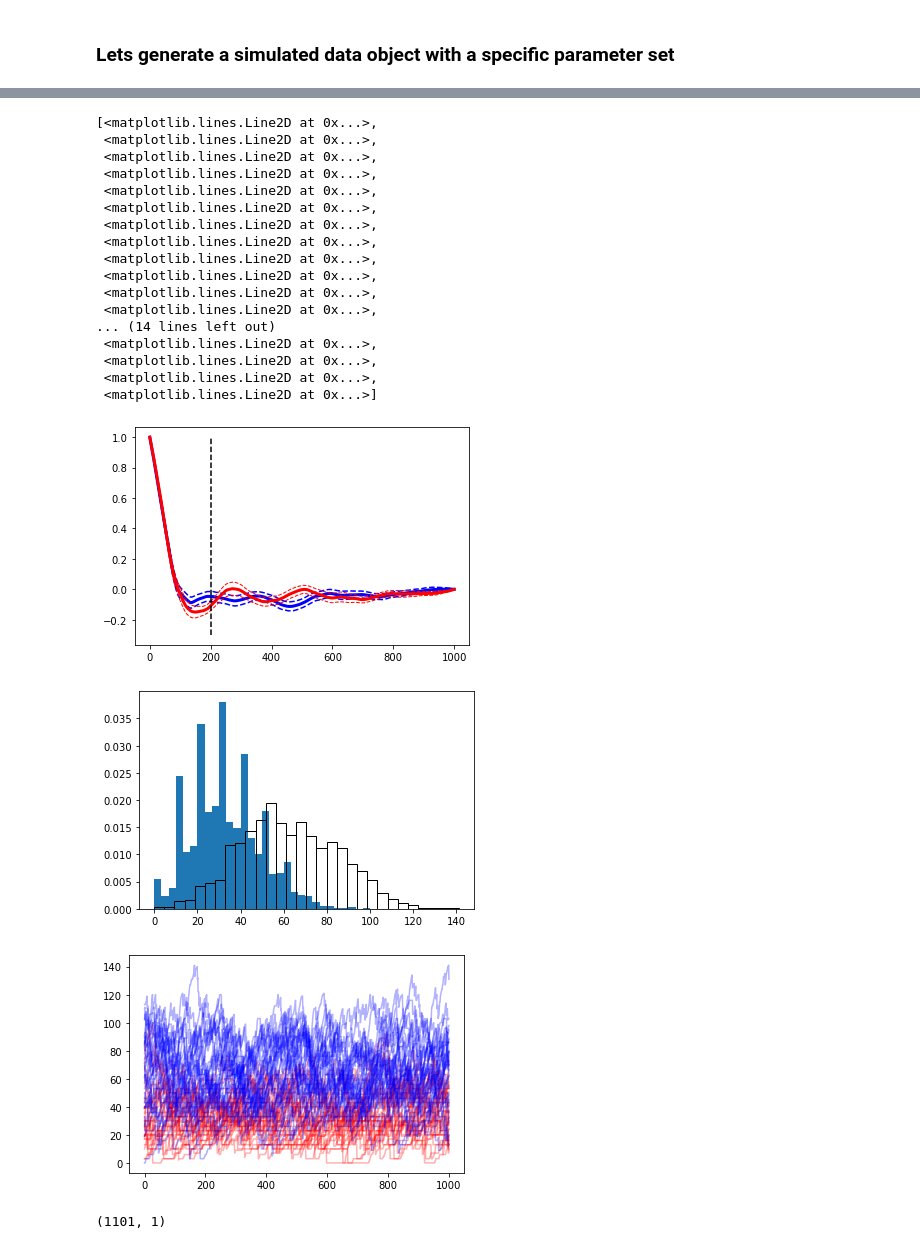
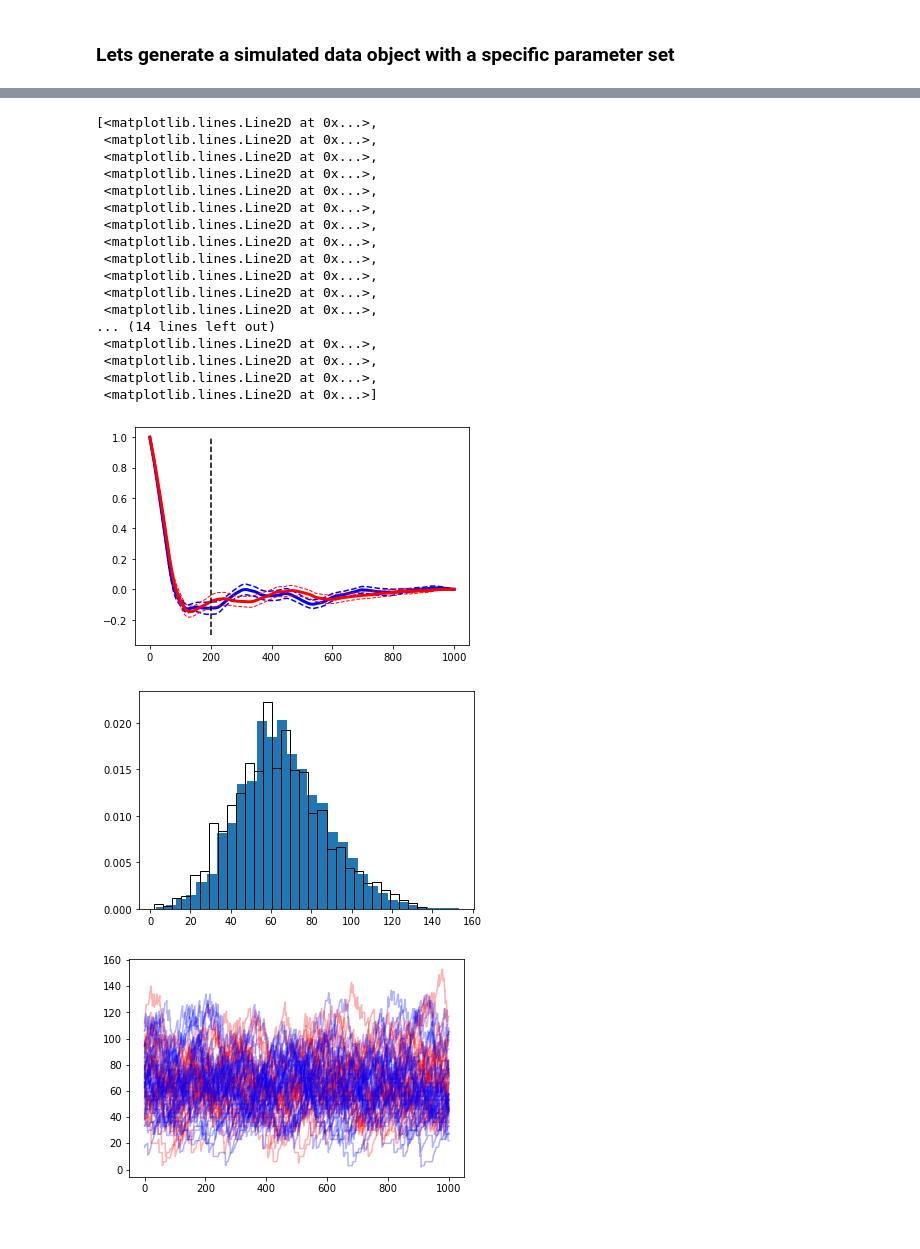
Before and after one commit to MunskyGroup/rSNAPsim, a Jupyter notebook: interactive_notebooks/Example Optimizers.ipynb, the cells around one changed output, grey strips where cells are left out. Saved outputs shown, nothing was run; the diff lists cells and outputs as text; code cells hidden in the pictures.

```diff
--- a/interactive_notebooks/Example Optimizers.ipynb
+++ b/interactive_notebooks/Example Optimizers.ipynb
@@ -65,6 +65,7 @@ sim_acc, sim_acc_err = int_a().get_autocorr(sim_acov)
 sim_data.acorr = sim_acc
 sim_data.acorr_err = sim_acc_err
 sim_data.histogram = np.histogram(sim_data.intensity_vec,bins=30)[0]
+sim_data.histogram_bins = np.histogram(sim_data.intensity_vec,bins=30)[1]
 
 
 
@@ -89,5 +90,5 @@ opt.initial_params = np.array([.033,10])
 opt.params = np.array([.033,10])
 # %%
 opt.args['LL_acorr'] = (200,'ind','G0')
-
-opt.run_optimization('LL_acorr','MH',stepsize=[1,1],disp=True,mut_rate=.99,logspace=True)
+opt.args['LL_I_distb'] = (1,)
+opt.run_optimization('LL_I_distb','MH',stepsize=[1,1],disp=True,mut_rate=.99,logspace=True,niter=500)
@@ -137,7 +178,7 @@ ax.set_ylabel('Ke')
 # %%
 
 opt.args['LL_acorr'] = (200,'ind','G0')
-opt.args['LL_I_distb'] = (30,True)
-opt.run_optimization(['LL_acorr','LL_I_distb'],'MH',stepsize=[.6,.6],disp=True,mut_rate=.99)
+opt.args['LL_I_distb'] = (1,)
+opt.run_optimization(['LL_acorr','LL_I_distb'],'MH',stepsize=[1,1],disp=True,mut_rate=.99,logspace=True,niter=500)
 # %% [output]
 Burning in....
@@ -153,6 +194,12 @@ current iteration: 900 out of 1000 | best_parameters: [-1.4700152030958133, 0.63
 # %%
 chain_2obj = opt.chain
-intensity = opt.intensity_fun(chain_2obj.bestpar)
+intensity = opt.intensity_fun([.08,5])
+
+LL = opt.combined_objective([.08,5],['LL_acorr','LL_I_distb'],opt.intensity_fun)
+
+LL2 = opt.combined_objective(chain_2obj.bestpar,['LL_acorr','LL_I_distb'],opt.intensity_fun)
+
+
 fit_acorr,fit_acorr_error = opt.autocorrelation_fun(intensity)
 fit_acorr = np.mean(fit_acorr[0],axis=1)
 
@@ -168,38 +215,34 @@ plt.plot(np.mean(opt.data_obj.acorr[0],axis=1) +opt.data_obj.acorr_err[0] ,'r--'
 plt.plot([200,200],[-.3,1],'k--')
 
 plt.figure()
-int_hist = opt.intensity_distribution(intensity)
+int_hist = opt.intensity_distribution(intensity,bins = sim_data.histogram_bins)
 counts1, bins = np.histogram(intensity,density=True,bins=30)
 plt.hist(bins[:-1], bins, weights=counts1)
 
 counts2, bins = np.histogram(sim_data.intensity_vec,density=True,bins=30)
 plt.hist(bins[:-1], bins, weights=counts2,fill=False)
 
 plt.figure()
 plt.plot(intensity[0],'r',alpha=.3)
 plt.plot(sim_data.intensity_vec[0],'b',alpha=.3)
 # %% [output]
 [<matplotlib.lines.Line2D at 0x...>,
  <matplotlib.lines.Line2D at 0x...>,
  <matplotlib.lines.Line2D at 0x...>,
  <matplotlib.lines.Line2D at 0x...>,
  <matplotlib.lines.Line2D at 0x...>,
  <matplotlib.lines.Line2D at 0x...>,
  <matplotlib.lines.Line2D at 0x...>,
  <matplotlib.lines.Line2D at 0x...>,
  <matplotlib.lines.Line2D at 0x...>,
  <matplotlib.lines.Line2D at 0x...>,
  <matplotlib.lines.Line2D at 0x...>,
  <matplotlib.lines.Line2D at 0x...>,
 ... (14 lines left out)
  <matplotlib.lines.Line2D at 0x...>,
  <matplotlib.lines.Line2D at 0x...>,
  <matplotlib.lines.Line2D at 0x...>,
  <matplotlib.lines.Line2D at 0x...>]
-[figure, old version]
+[figure, new version]
-[figure, old version]
+[figure, new version]
-[figure, old version]
+[figure, new version]
-# %%
-chain_2obj.evalchain.shape
-# %% [output]
-(1101, 1)
```
Also changed, not shown: parts of 11 cells of this notebook, 1 other file.
